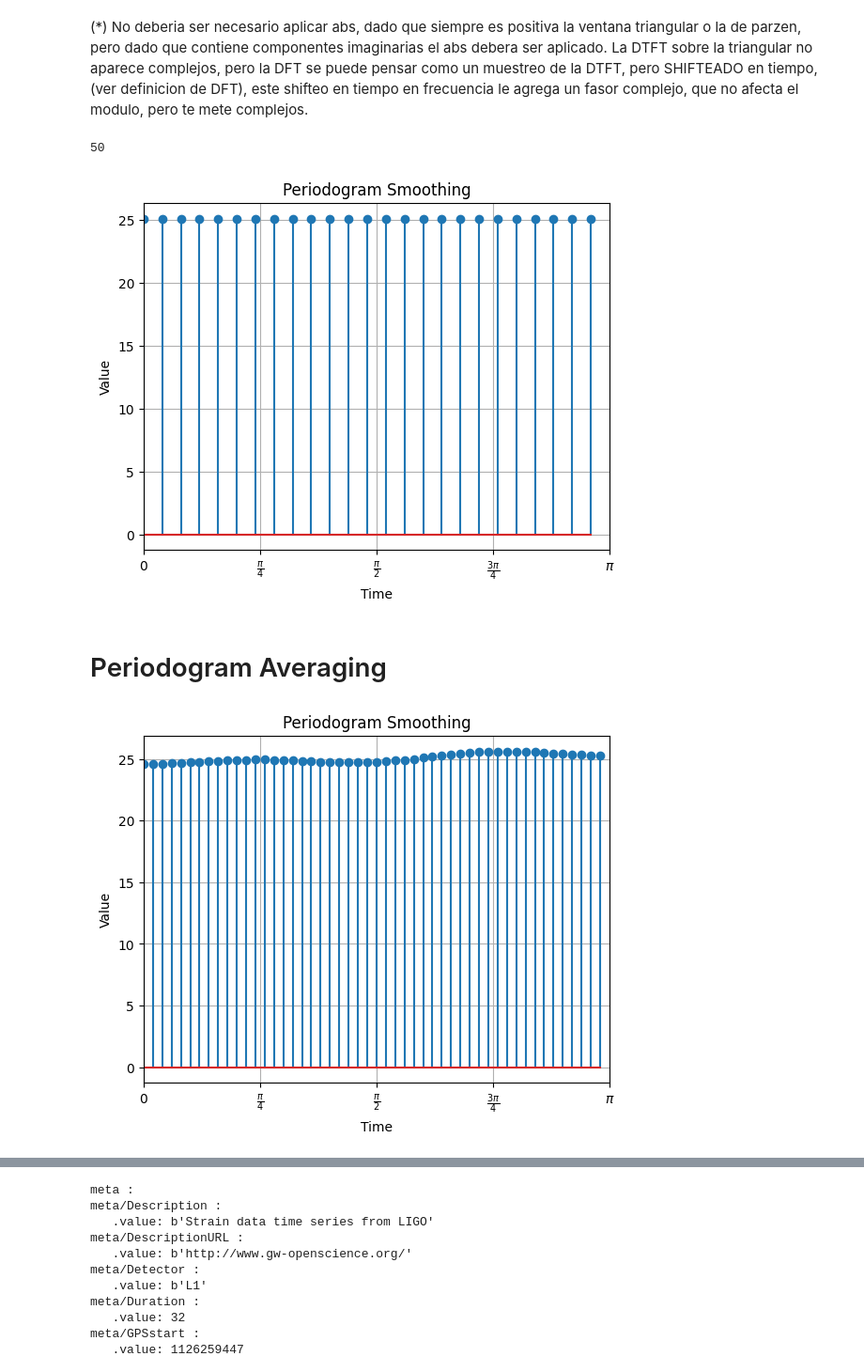
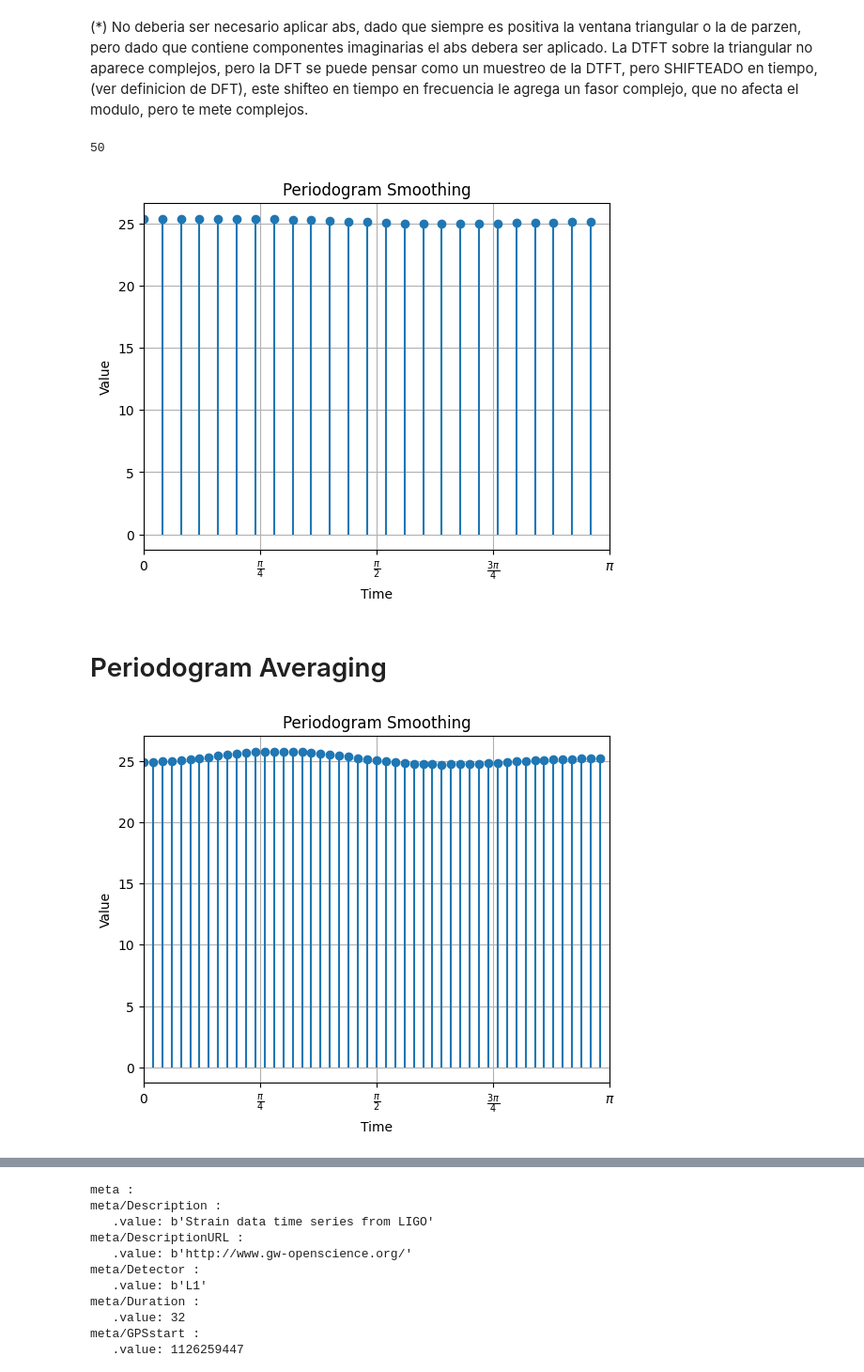
Before and after one commit to bautistasch/PASA, a Jupyter notebook: periodogram.ipynb, the cells around one changed output, grey strips where cells are left out. Shown at 94% size. Saved outputs shown, nothing was run; the diff lists cells and outputs as text; code cells hidden in the pictures.

```diff
--- a/periodogram.ipynb
+++ b/periodogram.ipynb
@@ -73,7 +72,7 @@ from scipy import fft
 
 def periodogram(x):
     w = fft.fftfreq(len(x), d=1.0) * 2 * np.pi
-    periodogram = np.abs(fft.fft(x))**(2) * 1 / len(x)
+    periodogram = np.abs(fft.fft(x))**(2) / len(x)
     return periodogram, w
 # %%
 def biased_autocorr(x):
@@ -88,7 +87,7 @@ def unbiased_autocorr(x):
 # %%
 mean = 0
 std = 5
-noise = np.random.normal(mean, std, 10000) # Ruido blanco gaussiano
+noise = np.random.normal(mean, std, 50000) # Ruido blanco gaussiano
 
 p, w = periodogram(noise)
 
@@ -153,11 +151,11 @@ def periodogram_smoothing(x, L, N_FFT):
 # %% [markdown]
 (*) No deberia ser necesario aplicar abs, dado que siempre es positiva la ventana triangular o la de parzen, pero dado que contiene componentes imaginarias el abs debera ser aplicado. La DTFT sobre la triangular no aparece complejos, pero la DFT se puede pensar como un muestreo de la DTFT, pero SHIFTEADO en tiempo, (ver definicion de DFT), este shifteo en tiempo en frecuencia le agrega un fasor complejo, que no afecta el modulo, pero te mete complejos.
 # %%
-Rxx, w = periodogram_smoothing(noise, 2, 50)
+Rxx, w = periodogram_smoothing(noise, 5, 50)
 print(len(Rxx))
-#plt.plot(rxx)
-#plt.plot(window)
-plt.stem(w, Rxx)
+# plt.plot(rxx)
+# plt.plot(window)
+plt.stem(w, Rxx,basefmt=" ")
 plt.title('Periodogram Smoothing')
 
 pi_ticks = np.arange(-np.pi, np.pi + 0.1, np.pi/4)
@@ -170,16 +168,16 @@ plt.grid(True)
 plt.show()
 # %% [output]
 50
-[figure, old version]
+[figure, new version]
 # %%
 def pulse(n, M):
     return np.array([1 if (np.abs(nVal) <= (M-1)/2) else 0 for nVal in n])
 # %% [markdown]
 # Periodogram Averaging
 # %%
-def periodogram_averaging(x, L, D, N_FFT): # procurar que N_FFT > L, aunque creo que si no se cumple la fft es de size L
+def periodogram_averaging(x, L, D, N_FFT): # procurar que N_FFT > 2L-1
     N = len(x)
-    num_segmentos = int(np.ceil((N - (L-1))/D))
+    num_segmentos = (N - L)//D      # Cantidad de segmentos con largo L
     Rx = np.zeros(N_FFT)
     for i in range(0, num_segmentos):
         x_seg = x[i*D : i*D + L]
@@ -191,17 +189,17 @@ def periodogram_averaging(x, L, D, N_FFT): # procurar que N_FFT > L, aunque creo
 # %%
 Rxx, w = periodogram_averaging(noise, 5, 5, 100)
 
-plt.stem(w, Rxx)
+plt.stem(w, Rxx,basefmt=" ")
 plt.title('Periodogram Smoothing')
 
 pi_ticks = np.arange(-np.pi, np.pi + 0.1, np.pi/4)
 pi_labels = [r'$-\pi$', r'$-\frac{3\pi}{4}$', r'$-\frac{3\pi}{2}$',r'$-\frac{\pi}{4}$', '0', r'$\frac{\pi}{4}$', r'$\frac{\pi}{2}$',r'$\frac{3\pi}{4}$', r'$\pi$']
 plt.xticks(pi_ticks, pi_labels)
 
 plt.xlabel('Time')
 plt.ylabel('Value')
 plt.xlim(0, np.pi)
 plt.grid(True)
 plt.show()
 # %% [output]
-[figure, old version]
+[figure, new version]
```
Also changed, not shown: parts of 19 cells of this notebook.
